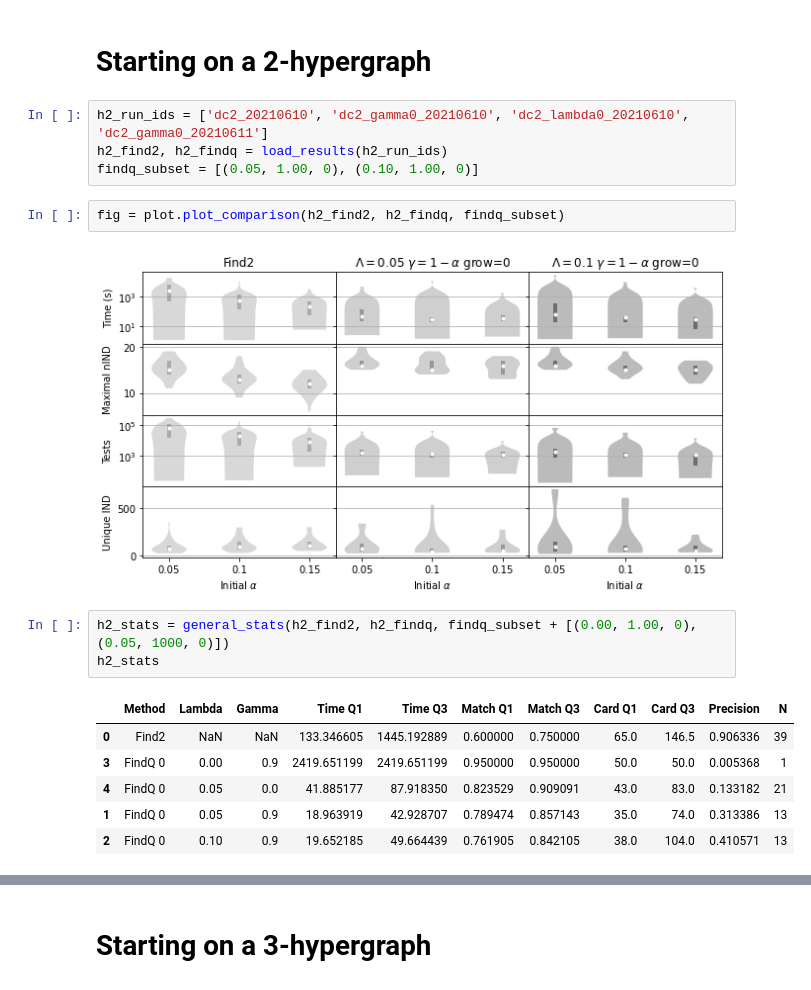
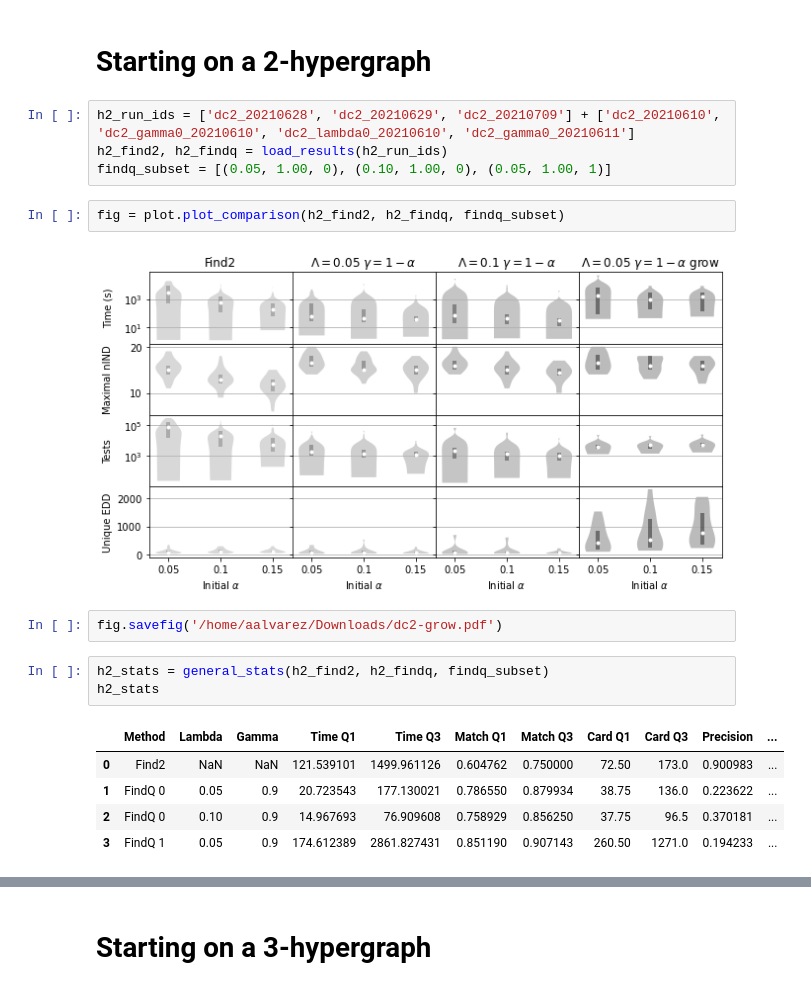
Before and after one commit to ayllon/MatchBox, a Jupyter notebook: notebooks/results-dc2.ipynb, the cells around one changed output, grey strips where cells are left out. Cells and saved outputs as stored; diff of their text form.

```diff
--- a/notebooks/results-dc2.ipynb
+++ b/notebooks/results-dc2.ipynb
@@ -11,20 +11,21 @@ plt.rcParams['figure.figsize'] = (12, 6)
 # %% [markdown]
 # Starting on a 2-hypergraph
 # %%
-h2_run_ids = ['dc2_20210610', 'dc2_gamma0_20210610', 'dc2_lambda0_20210610', 'dc2_gamma0_20210611']
+h2_run_ids = ['dc2_20210628', 'dc2_20210629', 'dc2_20210709'] + ['dc2_20210610', 'dc2_gamma0_20210610', 'dc2_lambda0_20210610', 'dc2_gamma0_20210611']
 h2_find2, h2_findq = load_results(h2_run_ids)
-findq_subset = [(0.05, 1.00, 0), (0.10, 1.00, 0)]
+findq_subset = [(0.05, 1.00, 0), (0.10, 1.00, 0), (0.05, 1.00, 1)]
 # %%
 fig = plot.plot_comparison(h2_find2, h2_findq, findq_subset)
 # %% [output]
-[figure, old version]
+[figure, new version]
+# %%
+fig.savefig('/home/aalvarez/Downloads/dc2-grow.pdf')
 # %%
-h2_stats = general_stats(h2_find2, h2_findq, findq_subset + [(0.00, 1.00, 0), (0.05, 1000, 0)])
+h2_stats = general_stats(h2_find2, h2_findq, findq_subset)
 h2_stats
 # %% [output]
-|  | Method | Lambda | Gamma | Time Q1 | Time Q3 | Match Q1 | Match Q3 | Card Q1 | Card Q3 | Precision | N |
-| 0 | Find2 | NaN | NaN | 133.346605 | 1445.192889 | 0.600000 | 0.750000 | 65.0 | 146.5 | 0.906336 | 39 |
-| 3 | FindQ 0 | 0.00 | 0.9 | 2419.651199 | 2419.651199 | 0.950000 | 0.950000 | 50.0 | 50.0 | 0.005368 | 1 |
-| 4 | FindQ 0 | 0.05 | 0.0 | 41.885177 | 87.918350 | 0.823529 | 0.909091 | 43.0 | 83.0 | 0.133182 | 21 |
-| 1 | FindQ 0 | 0.05 | 0.9 | 18.963919 | 42.928707 | 0.789474 | 0.857143 | 35.0 | 74.0 | 0.313386 | 13 |
-| 2 | FindQ 0 | 0.10 | 0.9 | 19.652185 | 49.664439 | 0.761905 | 0.842105 | 38.0 | 104.0 | 0.410571 | 13 |
+|  | Method | Lambda | Gamma | Time Q1 | Time Q3 | Match Q1 | Match Q3 | Card Q1 | Card Q3 | Precision | ... |
+| 0 | Find2 | NaN | NaN | 121.539101 | 1499.961126 | 0.604762 | 0.750000 | 72.50 | 173.0 | 0.900983 | ... |
+| 1 | FindQ 0 | 0.05 | 0.9 | 20.723543 | 177.130021 | 0.786550 | 0.879934 | 38.75 | 136.0 | 0.223622 | ... |
+| 2 | FindQ 0 | 0.10 | 0.9 | 14.967693 | 76.909608 | 0.758929 | 0.856250 | 37.75 | 96.5 | 0.370181 | ... |
+| 3 | FindQ 1 | 0.05 | 0.9 | 174.612389 | 2861.827431 | 0.851190 | 0.907143 | 260.50 | 1271.0 | 0.194233 | ... |
```
Also changed, not shown: parts of 7 cells of this notebook, 7 other files.
